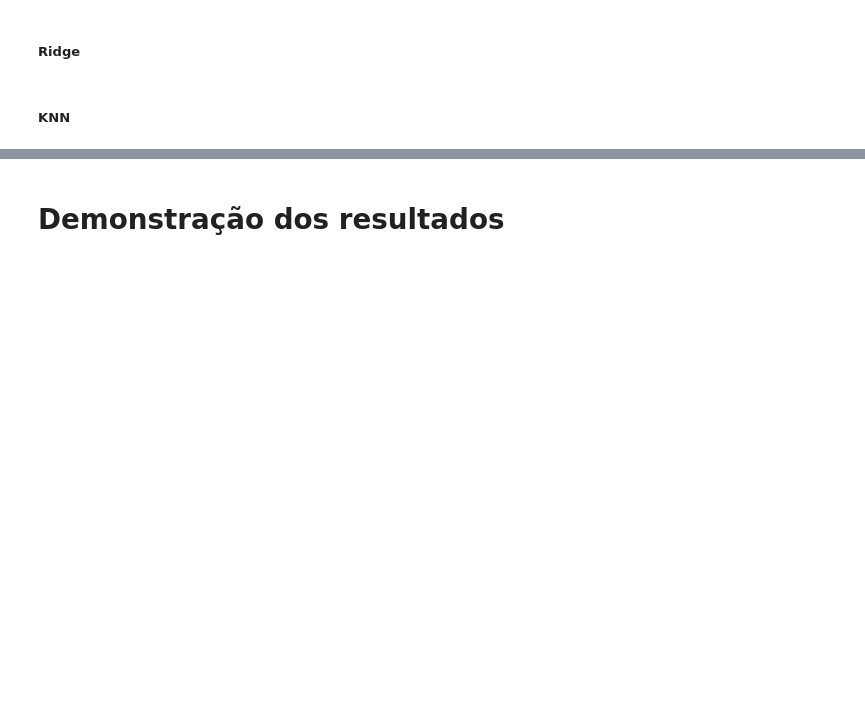
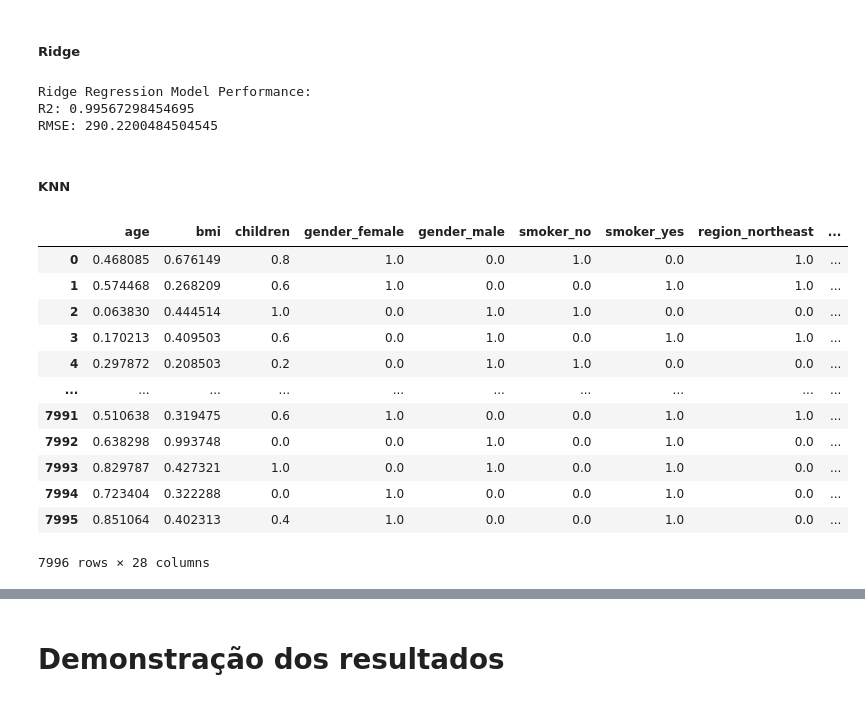
Before and after one commit to matheus-emuniz/tech_challenge_1, a Jupyter notebook: tech_challenge_final.ipynb, the cells around one changed output, grey strips where cells are left out. Cells and saved outputs as stored; diff of their text form; code cells hidden in the pictures; blank space fills up the shorter version.

Commit message:
Treinamento e teste dos modelos

```diff
--- a/tech_challenge_final.ipynb
+++ b/tech_challenge_final.ipynb
@@ -337,12 +339,49 @@ RMSE: 289.7210175360267
 ##### Ridge
 # %%
 from sklearn.linear_model import Ridge
-from sklearn.model_selection import GridSearchCV
 
-ridge = Ridge()
+ridge_model = Ridge()
 
-ridge.fit(X_train, y_train)
+cv_scores = cross_validate(ridge_model, X_train, y_train, cv=KFold(n_splits=5, shuffle=True, random_state=42), scoring=['r2', 'neg_root_mean_squared_error'])
 
-y_pred = ridge.pre
+r2 = cv_scores['test_r2'].mean()
+rmse = abs(cv_scores['test_neg_root_mean_squared_error'].mean())
+
+print(f"Ridge Regression Model Performance:")
+print(f"R2: {r2}")
+print(f"RMSE: {rmse}")
+
+add_result("RidgeRegression", rmse, r2)
+# %% [output]
+Ridge Regression Model Performance:
+R2: 0.99567298454695
+RMSE: 290.2200484504545
 # %% [markdown]
 ##### KNN
+# %%
+from sklearn.preprocessing import MinMaxScaler
+
+scaler = MinMaxScaler()
+
+X_train_normalized = scaler.fit_transform(X_train)
+
+X_test_normalized = scaler.transform(X_test)
+
+X_train_normalized = pd.DataFrame(X_train_normalized, columns=X_train.columns)
+X_test_normalized = pd.DataFrame(X_test_normalized, columns=X_test.columns)
+
+X_train_normalized
+# %% [output]
+|  | age | bmi | children | gender_female | gender_male | smoker_no | smoker_yes | region_northeast | ... |
+| 0 | 0.468085 | 0.676149 | 0.8 | 1.0 | 0.0 | 1.0 | 0.0 | 1.0 | ... |
+| 1 | 0.574468 | 0.268209 | 0.6 | 1.0 | 0.0 | 0.0 | 1.0 | 1.0 | ... |
+| 2 | 0.063830 | 0.444514 | 1.0 | 0.0 | 1.0 | 1.0 | 0.0 | 0.0 | ... |
+| 3 | 0.170213 | 0.409503 | 0.6 | 0.0 | 1.0 | 0.0 | 1.0 | 1.0 | ... |
+| 4 | 0.297872 | 0.208503 | 0.2 | 0.0 | 1.0 | 1.0 | 0.0 | 0.0 | ... |
+| ... | ... | ... | ... | ... | ... | ... | ... | ... | ... |
+| 7991 | 0.510638 | 0.319475 | 0.6 | 1.0 | 0.0 | 0.0 | 1.0 | 1.0 | ... |
+| 7992 | 0.638298 | 0.993748 | 0.0 | 0.0 | 1.0 | 0.0 | 1.0 | 0.0 | ... |
+| 7993 | 0.829787 | 0.427321 | 1.0 | 0.0 | 1.0 | 0.0 | 1.0 | 0.0 | ... |
+| 7994 | 0.723404 | 0.322288 | 0.0 | 1.0 | 0.0 | 0.0 | 1.0 | 0.0 | ... |
+| 7995 | 0.851064 | 0.402313 | 0.4 | 1.0 | 0.0 | 0.0 | 1.0 | 0.0 | ... |
+7996 rows × 28 columns
```
Also changed, not shown: parts of 12 cells of this notebook.
